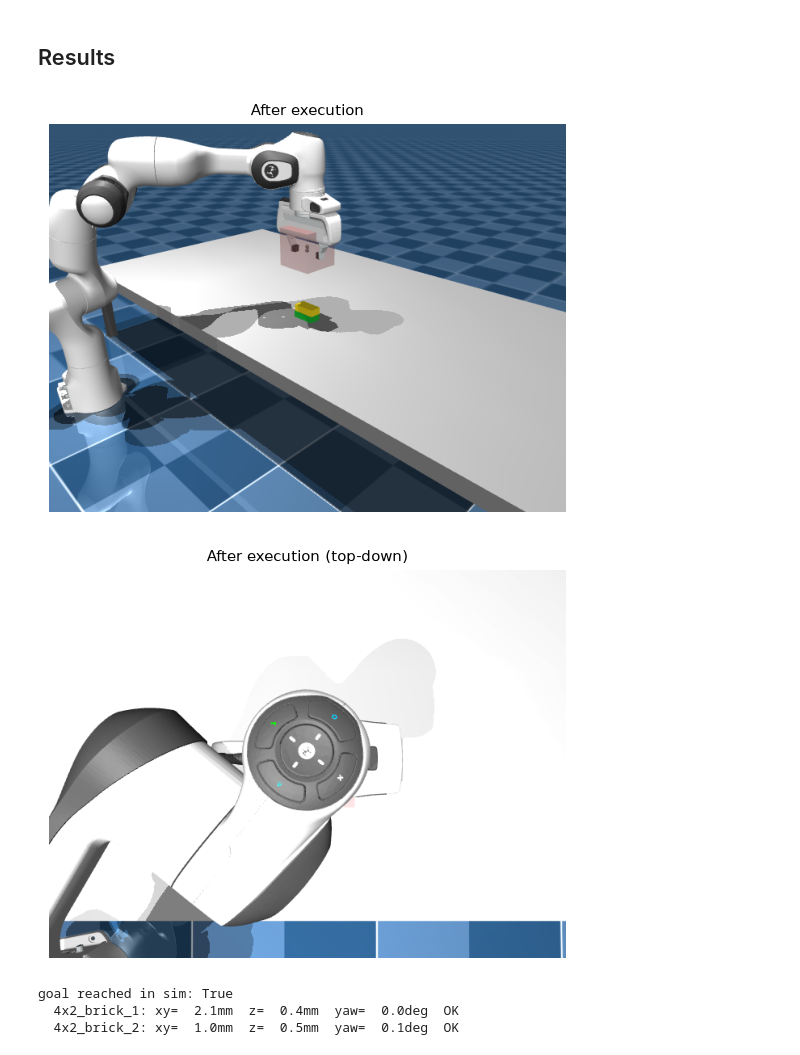
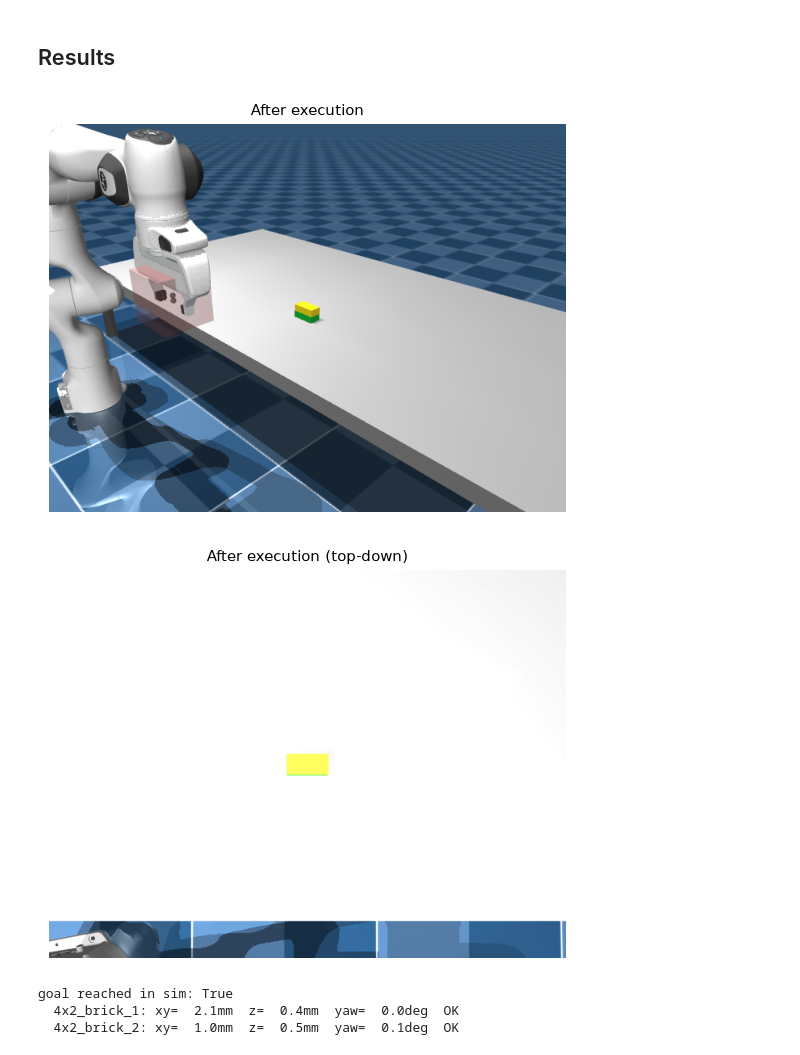
Before and after one commit to maxazv/lego-workbenchmark, a Jupyter notebook: src/lego_coarse_simple.ipynb, the cells around one changed output. Drawn from its saved outputs; the diff is of its cells as text; code cells hidden in the pictures.

```diff
--- a/src/lego_coarse_simple.ipynb
+++ b/src/lego_coarse_simple.ipynb
@@ -110,6 +110,7 @@ PLAN:
 
 Run the plan through `PickPlaceExecutor`, one action at a time, with a render after each step.
 # %%
+start_pos = scene.ee_pos()
 ok, n = True, 0
 for i, (name, args) in enumerate(plan):
     success, _ = bridge.execute_action(name, *args)
@@ -143,18 +144,22 @@ executed: True
 # %% [markdown]
 ## Results
 # %%
-# TODO: maybe final arm movement to starting position to get top-view
+# final arm movement to starting position to get good top-view
+path = scene.planner.plan_to_pose(start_pos, scene.executor._last_grasp_quat)
+scene.env.execute_path(path, scene.planner)
+scene.env.wait_idle()
+
 scene.env.rest(2.0)   # let anything marginal settle before measuring
 show_scene(scene.env, "After execution")
 show_top_view(scene.env, title="After execution (top-down)")
 
 goal_ok, report = scene.check_goal()
 print("goal reached in sim:", goal_ok)
 for name, (xy, z, yaw, good) in report.items():
     print(f"  {name}: xy={xy*1000:5.1f}mm  z={z*1000:5.1f}mm  yaw={yaw:5.1f}deg  {'OK' if good else 'MISS'}")
 # %% [output]
-[figure, old version]
+[figure, new version]
-[figure, old version]
+[figure, new version]
 goal reached in sim: True
   4x2_brick_1: xy=  2.1mm  z=  0.4mm  yaw=  0.0deg  OK
   4x2_brick_2: xy=  1.0mm  z=  0.5mm  yaw=  0.1deg  OK
```
Also changed, not shown: parts of 1 cell of this notebook, 1 other file.
